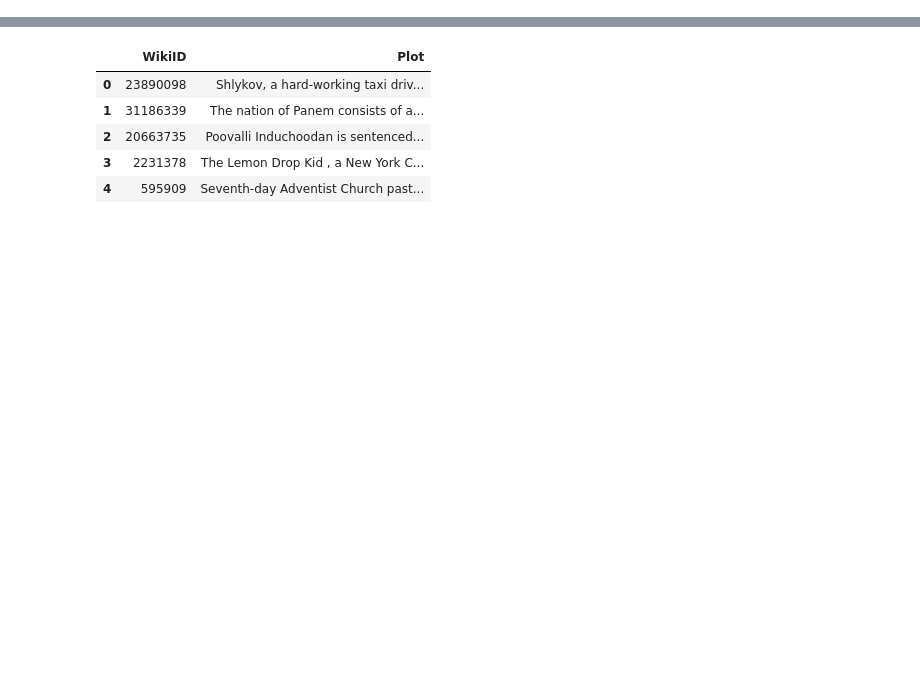
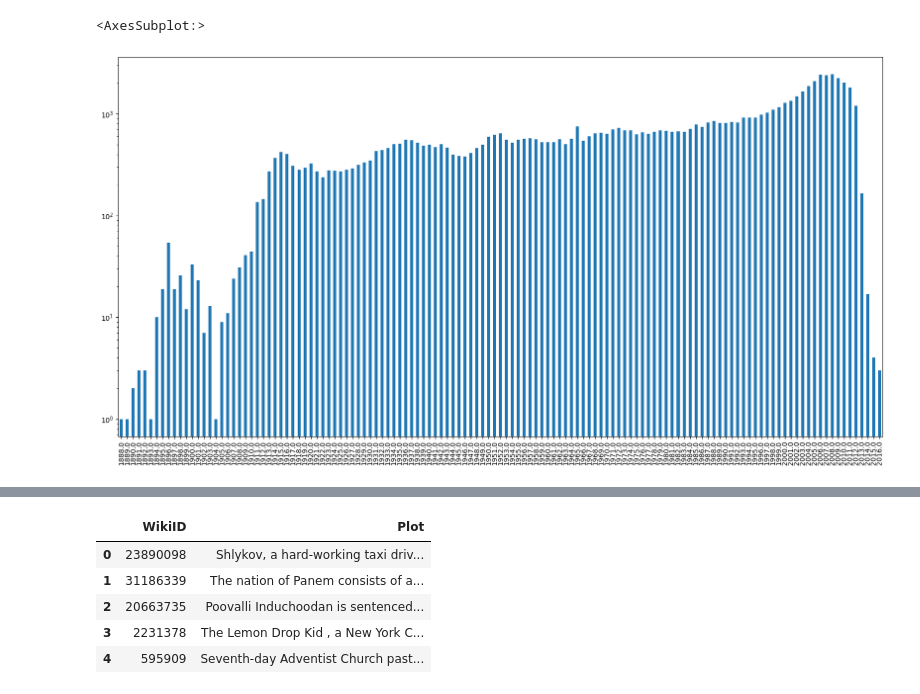
Before and after one commit to epfl-ada/ada-2022-project-adamax, a Jupyter notebook: src/initial-analysis.ipynb, the cells around one changed output, grey strips where cells are left out. Drawn from its saved outputs; the diff is of its cells as text; code cells hidden in the pictures; blank space fills up the shorter version.

```diff
--- a/src/initial-analysis.ipynb
+++ b/src/initial-analysis.ipynb
@@ -23,0 +22,6 @@ movies.head()
+# %%
+# Plot the number of movies per year
+movies["Year"].value_counts().sort_index().plot(kind='bar', logy=True, figsize=(20, 10))
+# %% [output]
+<AxesSubplot:>
+[figure, added]
```
Also changed, not shown: parts of 5 cells of this notebook, 2 other files.
